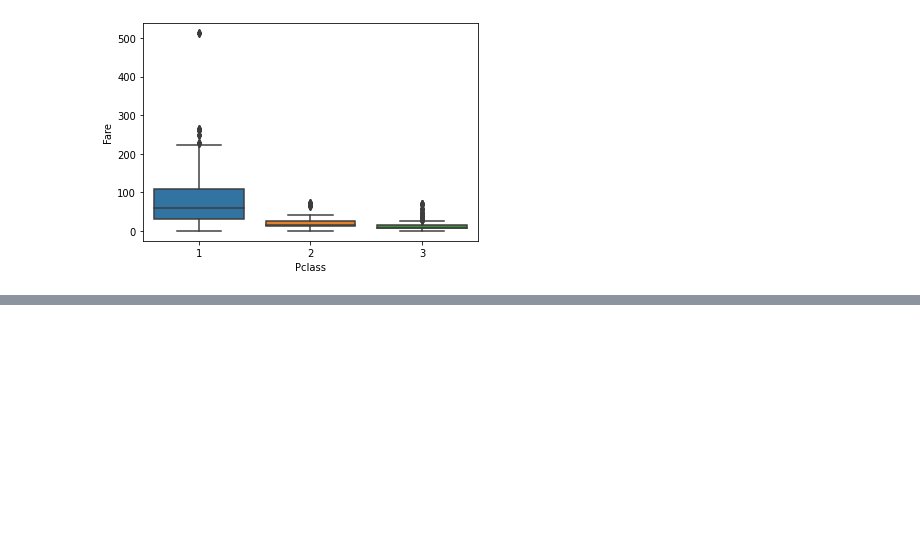
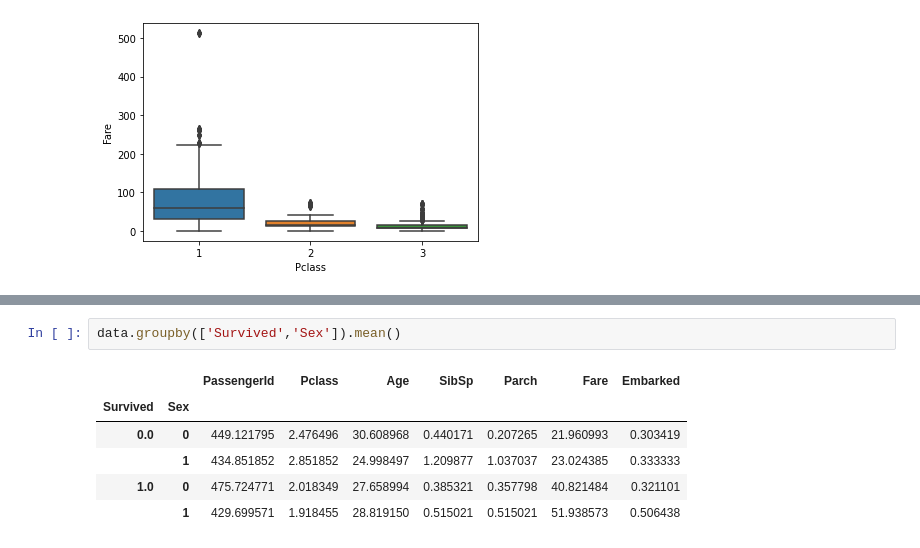
Before and after one commit to kanameg/ml4se, a Jupyter notebook: python/src/data_analysis.ipynb, the cells around one changed output, grey strips where cells are left out. Cells and saved outputs as stored; diff of their text form; blank space fills up the shorter version.

```diff
--- a/python/src/data_analysis.ipynb
+++ b/python/src/data_analysis.ipynb
@@ -196,0 +252,9 @@ Name: Fare, dtype: float64
+# %%
+data.groupby(['Survived','Sex']).mean()
+# %% [output]
+|  |  | PassengerId | Pclass | Age | SibSp | Parch | Fare | Embarked |
+| Survived | Sex |  |  |  |  |  |  |  |
+| 0.0 | 0 | 449.121795 | 2.476496 | 30.608968 | 0.440171 | 0.207265 | 21.960993 | 0.303419 |
+|  | 1 | 434.851852 | 2.851852 | 24.998497 | 1.209877 | 1.037037 | 23.024385 | 0.333333 |
+| 1.0 | 0 | 475.724771 | 2.018349 | 27.658994 | 0.385321 | 0.357798 | 40.821484 | 0.321101 |
+|  | 1 | 429.699571 | 1.918455 | 28.819150 | 0.515021 | 0.515021 | 51.938573 | 0.506438 |
```
Also changed, not shown: parts of 22 cells of this notebook.
